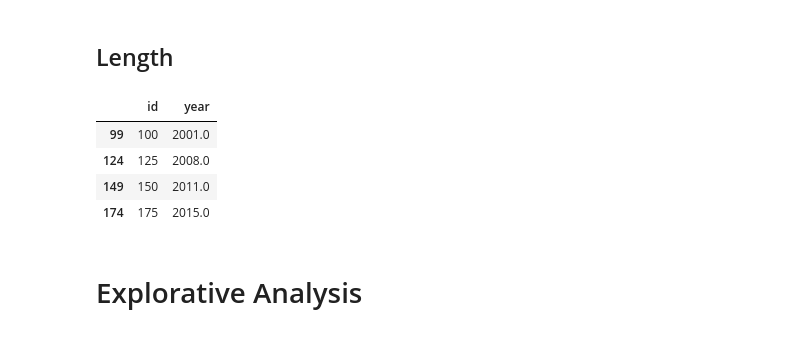
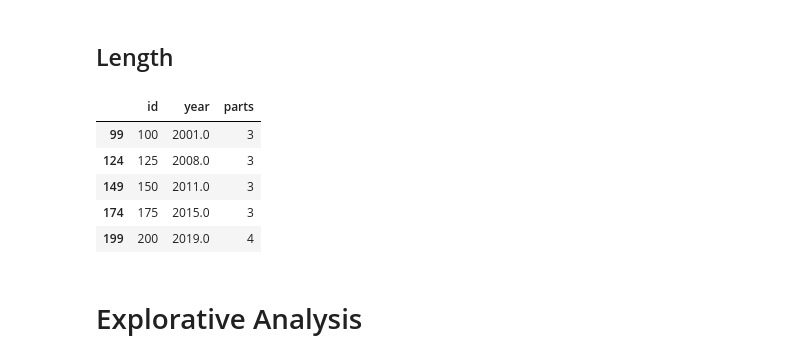
Before and after one commit to Lisa-Ho/three-investigators, a Jupyter notebook: notebooks/three-investigators-part-4-cleaning-and-analysis.ipynb, the cells around one changed output. Cells and saved outputs as stored; diff of their text form; code cells hidden in the pictures.

```diff
--- a/notebooks/three-investigators-part-4-cleaning-and-analysis.ipynb
+++ b/notebooks/three-investigators-part-4-cleaning-and-analysis.ipynb
@@ -193,7 +193,7 @@ meta = pd.merge(meta, actors_gender, left_on="id" ,right_on="id", how='left')
 meta["no_actor_gender_missing"] = meta["no_actors_total"] - meta[["no_female_actors", "no_male_actors"]].sum(axis=1)
 
 #gender balance for all actors
-meta["female_actors_ratio"] = meta["no_female_actors"] / meta[["no_female_actors", "no_male_actors"]].sum(axis=1) *100
+meta["female_actors_ratio"] = meta["no_female_actors"] / meta["no_actors_total"] *100
 # %% [markdown]
 ### Gender balance side actors
 # %%
@@ -207,7 +207,7 @@ side_actors_gender = side_actors_gender.rename(columns={"": "id", "female": "no_
 meta = pd.merge(meta, side_actors_gender, left_on="id" ,right_on="id", how='left')
 
 #gender balance for side actors
-meta["female_side_actors_ratio"] = meta["no_female_side_actors"] / meta[["no_female_side_actors", "no_male_side_actors"]].sum(axis=1) *100
+meta["female_side_actors_ratio"] = meta["no_female_side_actors"] / meta["no_side_actors"] *100
 # %% [markdown]
 ### Narrator
 # %%
@@ -391,13 +380,14 @@ length["year"] = length["year"].astype(int)
 length.to_csv(".\\data\\charts\\avg_length_over_time.csv", index=False)
 # %%
 #when did three parts start
-meta.loc[meta["parts"]==3, ["id", "year"]]
+meta.loc[meta["parts"]>1, ["id", "year", "parts"]]
 # %% [output]
-|  | id | year |
-| 99 | 100 | 2001.0 |
-| 124 | 125 | 2008.0 |
-| 149 | 150 | 2011.0 |
-| 174 | 175 | 2015.0 |
+|  | id | year | parts |
+| 99 | 100 | 2001.0 | 3 |
+| 124 | 125 | 2008.0 | 3 |
+| 149 | 150 | 2011.0 | 3 |
+| 174 | 175 | 2015.0 | 3 |
+| 199 | 200 | 2019.0 | 4 |
 # %% [markdown]
 # Explorative Analysis
 # %% [markdown]
```
Also changed, not shown: parts of 13 cells of this notebook.
